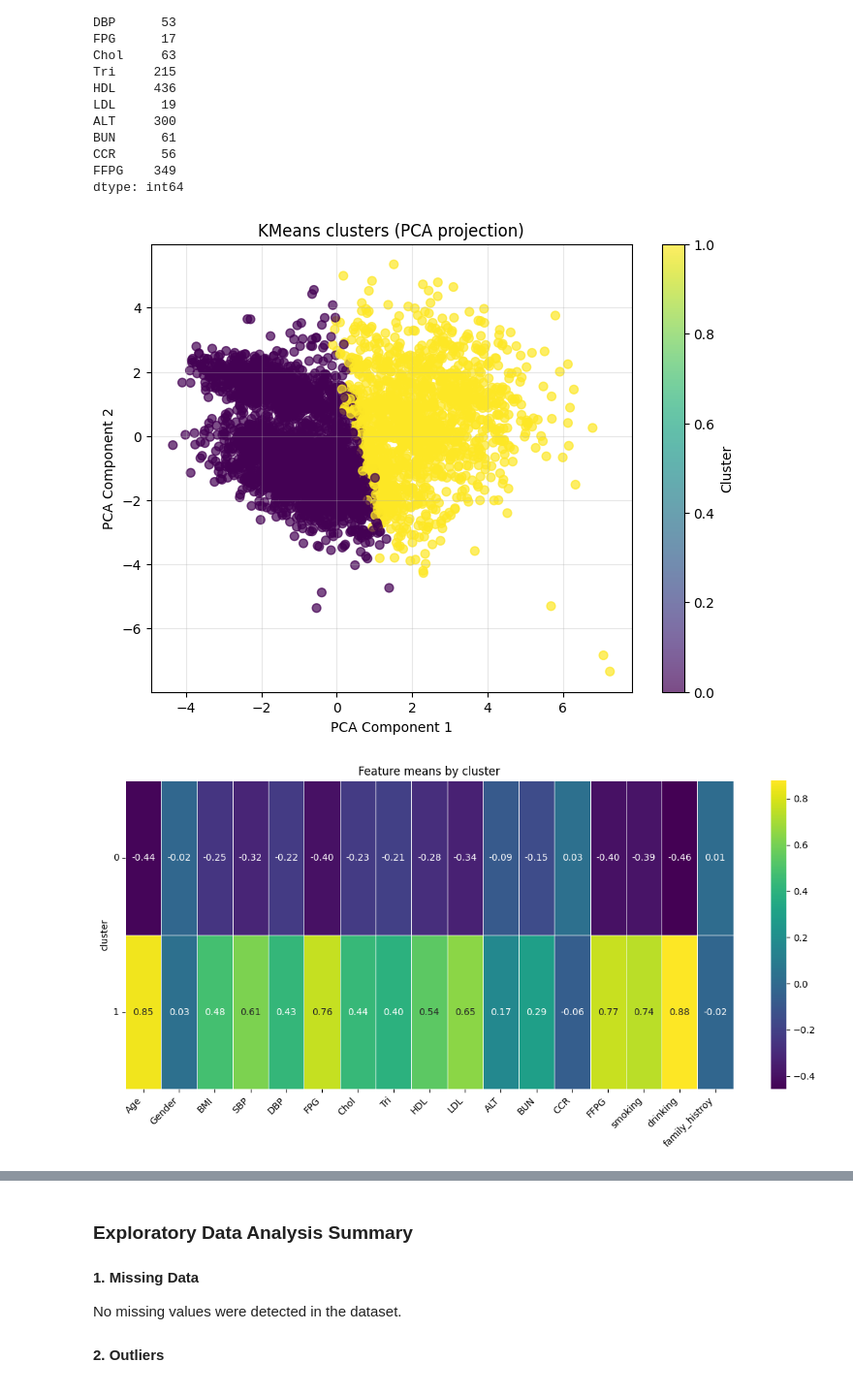
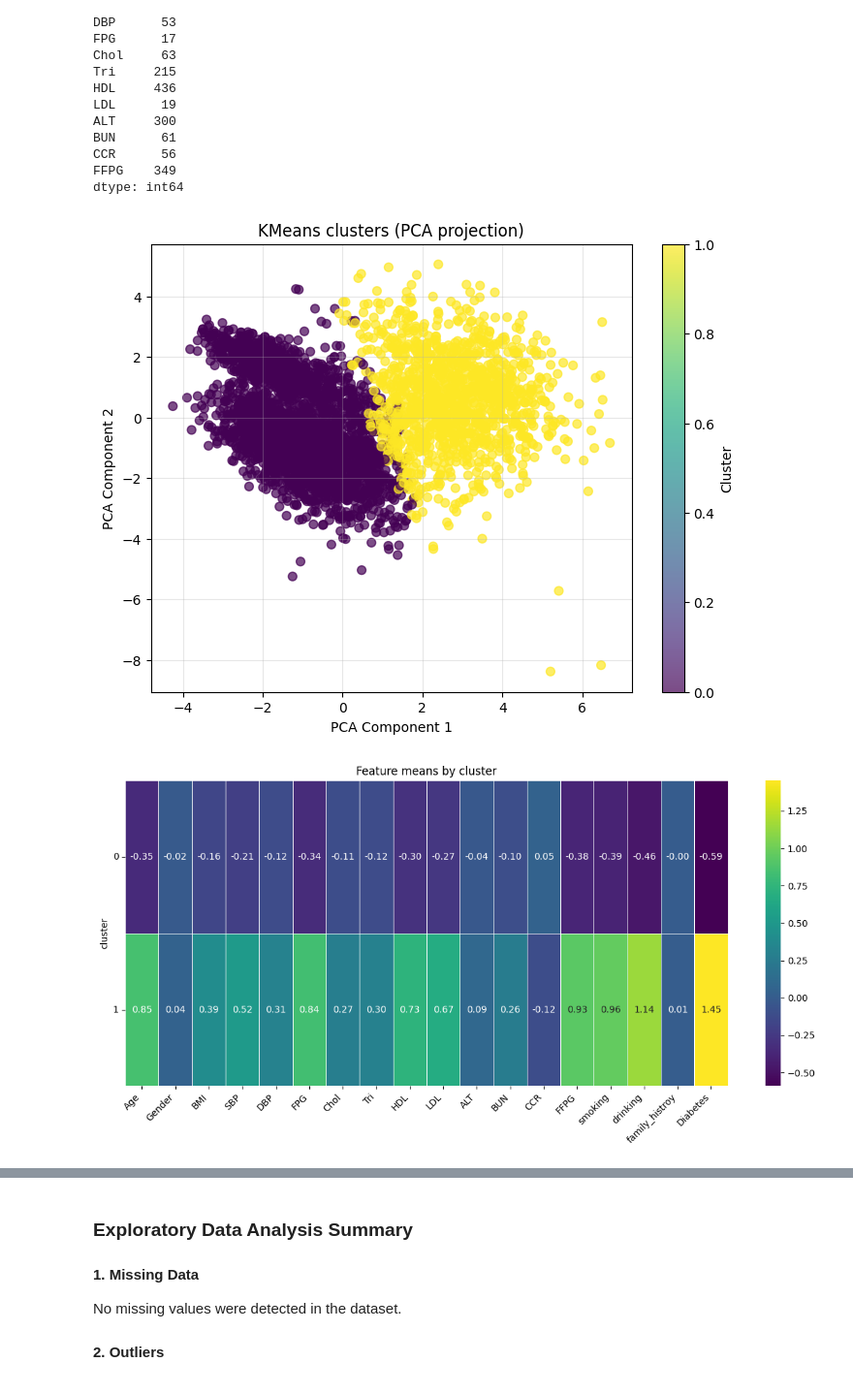
Before and after one commit to OskarRg/type-2-diabetes-analysis, a Jupyter notebook: notebooks/01_exploratory_data_analysis.ipynb, the cells around one changed output, grey strips where cells are left out. Shown: that part at 97% size. Drawn from its saved outputs; the diff is of its cells as text; code cells hidden in the pictures.

```diff
--- a/notebooks/01_exploratory_data_analysis.ipynb
+++ b/notebooks/01_exploratory_data_analysis.ipynb
@@ -256,7 +256,7 @@ from sklearn.decomposition import PCA
 from sklearn.discriminant_analysis import StandardScaler
 
 scaler = StandardScaler()
-df_no_target = df.drop(columns=["Diabetes"])
+df_no_target = df.copy()  # df.drop(columns=["Diabetes"])
 X_scaled = scaler.fit_transform(df_no_target)
 model = KMeans(
     n_clusters=2,
@@ -274,32 +274,32 @@ scatter = plt.scatter(
     pca_coords[:, 0],
     pca_coords[:, 1],
     c=labels,
     cmap="viridis",
     alpha=0.7,
     s=40,
 )
 
 plt.title("KMeans clusters (PCA projection)")
 plt.xlabel("PCA Component 1")
 plt.ylabel("PCA Component 2")
 plt.colorbar(scatter, label="Cluster")
 plt.grid(alpha=0.3)
 
 plt.show()
 
 df_scaled_plot = pd.DataFrame(X_scaled, columns=df_no_target.columns)
 df_scaled_plot["cluster"] = labels
 cluster_stats: pd.DataFrame = df_scaled_plot.groupby("cluster").mean()
 
 plt.figure(figsize=(12, 6))
 
 sns.heatmap(cluster_stats, cmap="viridis", annot=True, fmt=".2f", linewidths=0.5, linecolor="white")
 
 plt.title("Feature means by cluster")
 plt.xticks(rotation=45, ha="right")
 plt.yticks(rotation=0)
 plt.tight_layout()
 plt.show()
 # %% [output]
-[figure, old version]
+[figure, new version]
-[figure, old version]
+[figure, new version]
```
Also changed, not shown: parts of 1 cell of this notebook.
